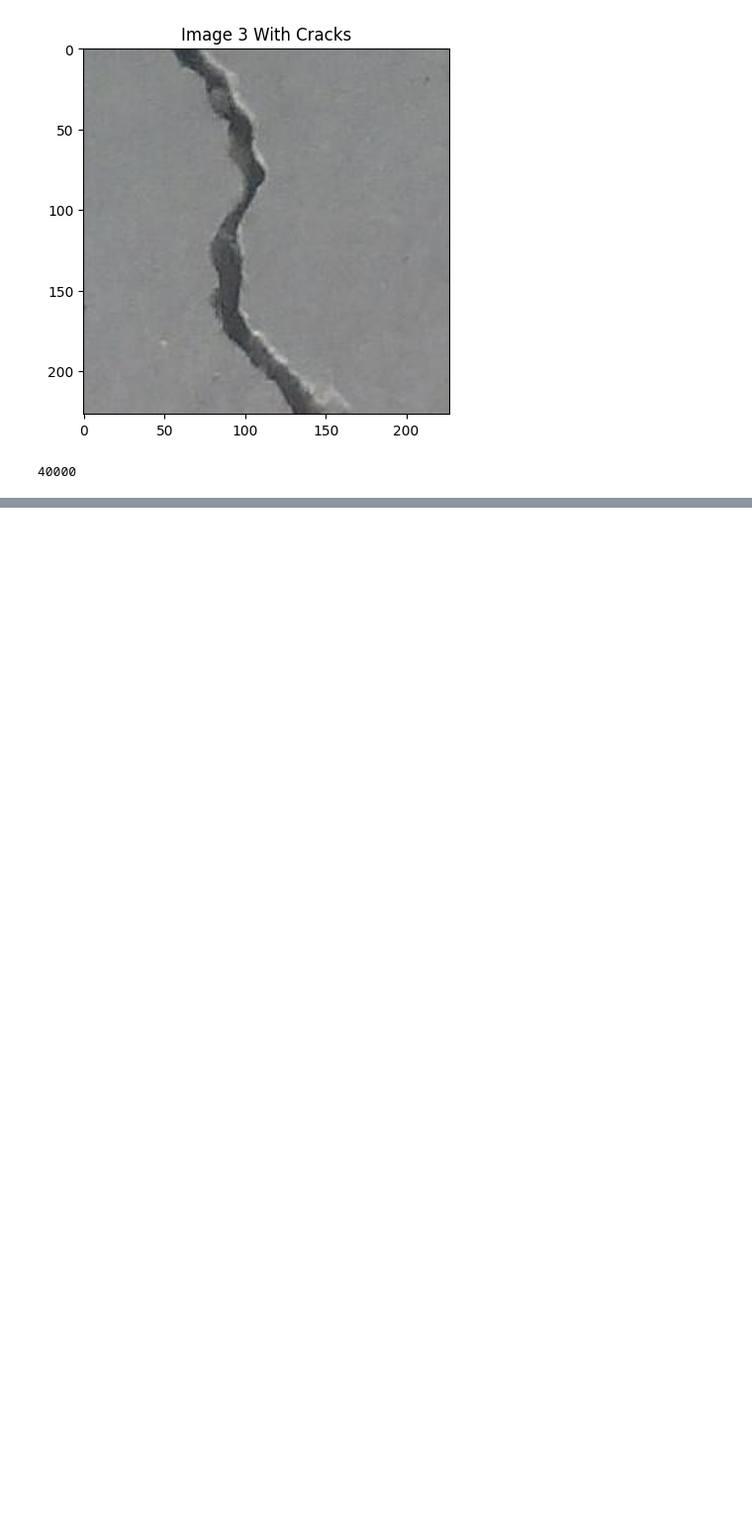
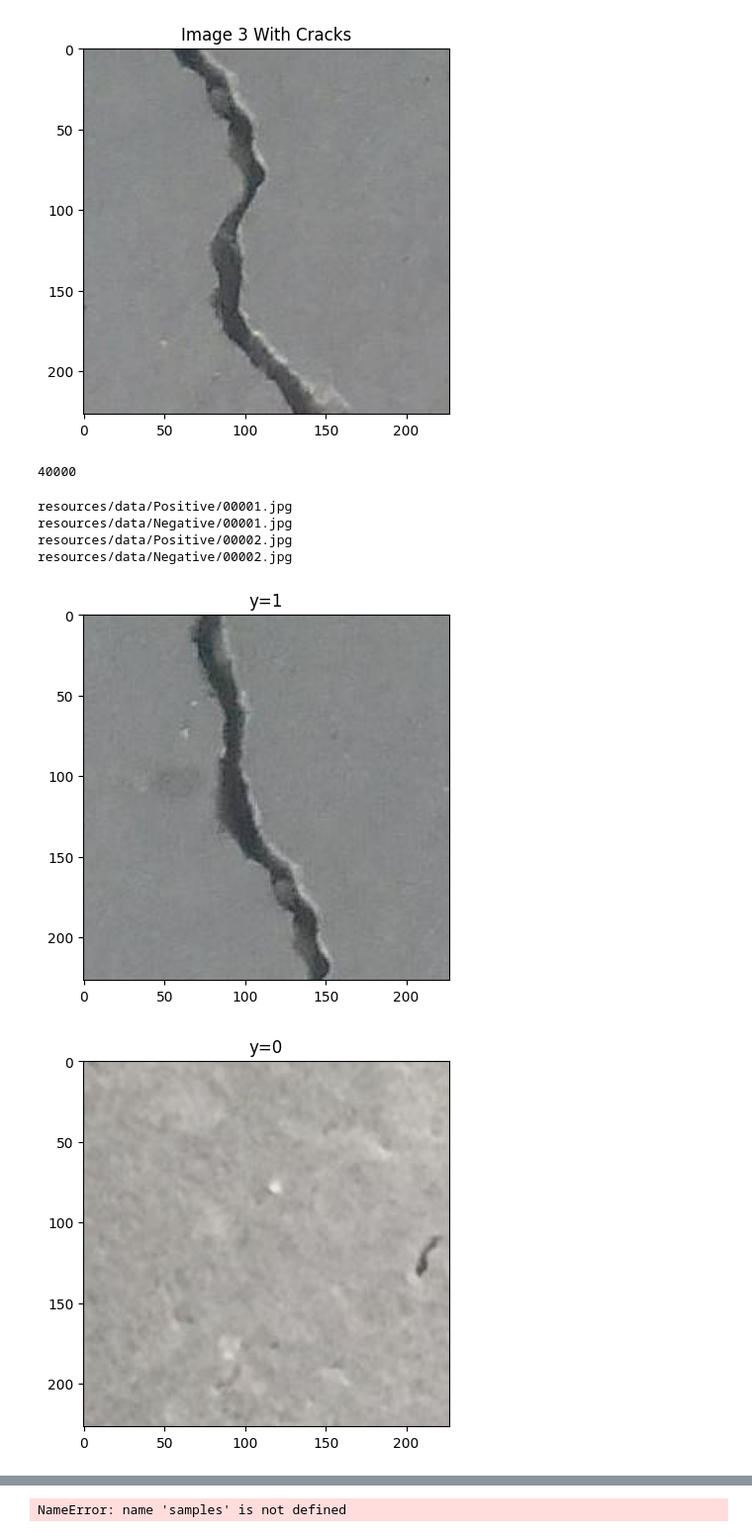
Before and after one commit to jpiskozub/PyTorch-tutorial, a Jupyter notebook: concrete.ipynb, the cells around one changed output, grey strips where cells are left out. Shown at 99% size. Saved outputs shown, nothing was run; the diff lists cells and outputs as text; code cells hidden in the pictures; blank space fills up the shorter version.

```diff
--- a/concrete.ipynb
+++ b/concrete.ipynb
@@ -74,3 +78,31 @@ number_of_samples = len(positive_files) + len(negative_files)
 number_of_samples
 # %% [output]
 40000
+# %%
+Y=torch.zeros([number_of_samples])
+Y=Y.type(torch.LongTensor)
+Y.type()
+Y[::2]=1
+Y[1::2]=0
+# %%
+# Create the all_files list
+all_files = [None] * number_of_samples
+all_files[::2] = positive_files
+all_files[1::2] = negative_files
+
+# Print the first four samples
+for i in range(4):
+    print(all_files[i])
+# %% [output]
+resources/data/Positive/00001.jpg
+resources/data/Negative/00001.jpg
+resources/data/Positive/00002.jpg
+resources/data/Negative/00002.jpg
+# %%
+for y,file in zip(Y, all_files[0:4]):
+    plt.imshow(Image.open(file))
+    plt.title("y="+str(y.item()))
+    plt.show()
+# %% [output]
+[figure, added]
+[figure, added]
@@ -76,0 +188,8 @@ number_of_samples
+# %%
+for sample  in samples:
+    plt.imshow(dataset[sample][0])
+    plt.xlabel("y="+str(dataset[sample][1].item()))
+    plt.title("training data, sample {}".format(int(sample)))
+    plt.show()
+# %% [output]
+NameError: name 'samples' is not defined
```
Also changed, not shown: parts of 5 cells of this notebook.
